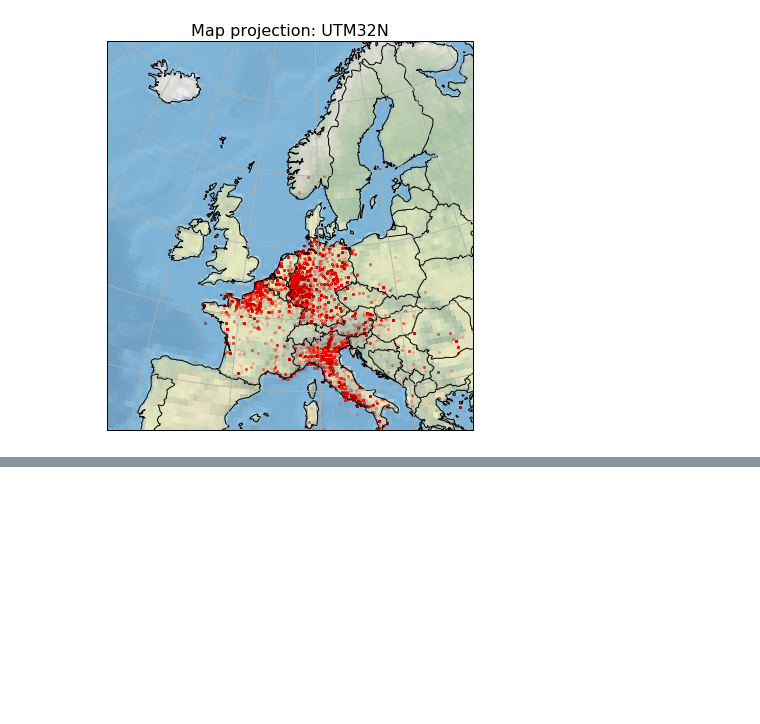
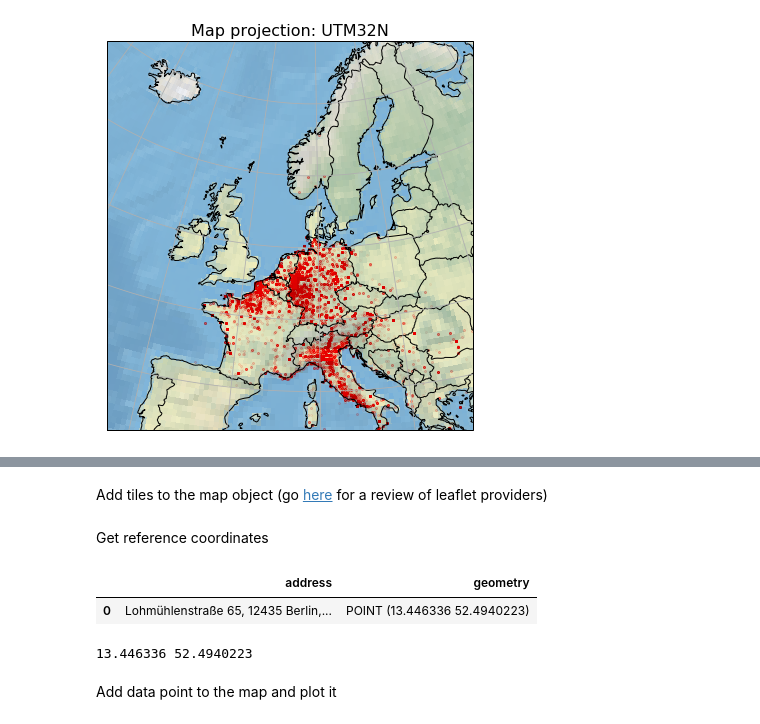
Before and after one commit to eotp/workshop-data-science-CODE, a Jupyter notebook: notebooks/03c - Exploratory Data Analysis WW2 - Data preparation.ipynb, the cells around one changed output, grey strips where cells are left out. Saved outputs shown, nothing was run; the diff lists cells and outputs as text; code cells hidden in the pictures; blank space fills up the shorter version.

```diff
--- a/notebooks/03c - Exploratory Data Analysis WW2 - Data preparation.ipynb
+++ b/notebooks/03c - Exploratory Data Analysis WW2 - Data preparation.ipynb
@@ -622,0 +633,2 @@ for proj in ["Mollweide", "Robinson", "PlateCarree", "UTM32N"]:
+# %% [markdown]
+Add tiles to the map object (go [here](http://leaflet-extras.github.io/leaflet-providers/preview/) for a review of leaflet providers)
@@ -622,0 +644,17 @@ for proj in ["Mollweide", "Robinson", "PlateCarree", "UTM32N"]:
+# %% [markdown]
+Get reference coordinates
+# %%
+import geopandas as gpd
+code_university = gpd.tools.geocode('Lohmühlenstraße 65, 12435 Berlin')
+code_university
+# %% [output]
+|  | address | geometry |
+| 0 | Lohmühlenstraße 65, 12435 Berlin,... | POINT (13.446336 52.4940223) |
+# %%
+X = code_university.geometry.x.values[0]
+Y = code_university.geometry.y.values[0]
+print(X,Y)
+# %% [output]
+13.446336 52.4940223
+# %% [markdown]
+Add data point to the map and plot it
```
Also changed, not shown: parts of 12 cells of this notebook, 1 other file.
